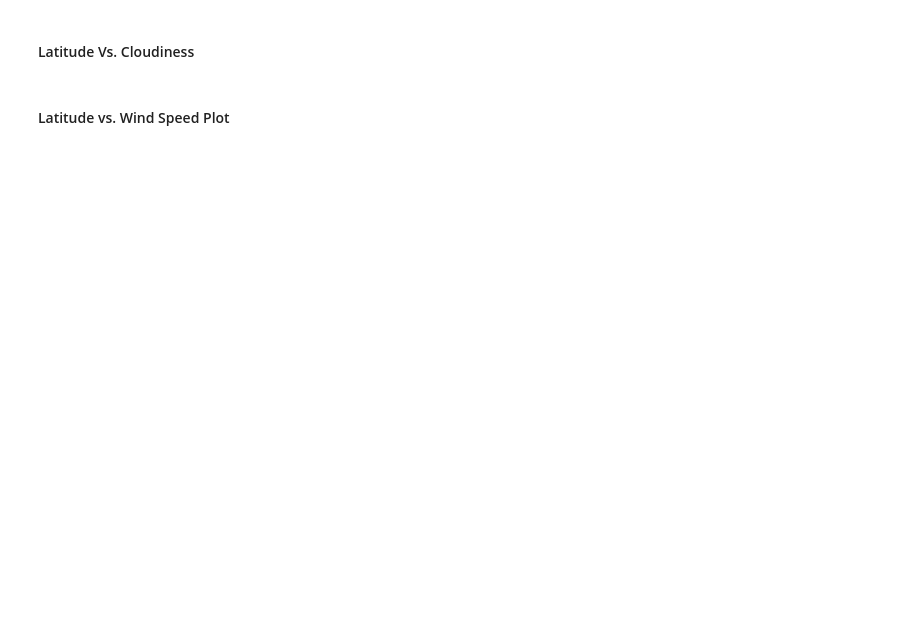
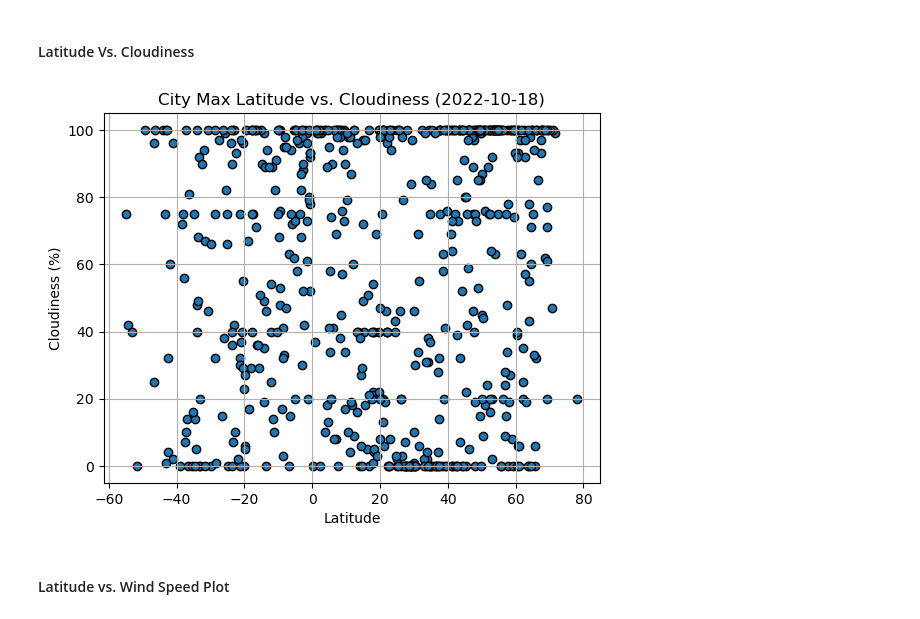
Before and after one commit to Artib03/python-api-challenge1, a Jupyter notebook: WeatherPy - Mywork.ipynb, the cells around one changed output. Saved outputs shown, nothing was run; the diff lists cells and outputs as text; code cells hidden in the pictures; blank space fills up the shorter version.

```diff
--- a/WeatherPy - Mywork.ipynb
+++ b/WeatherPy - Mywork.ipynb
@@ -213,19 +232,22 @@ plt.show()
 # %%
 # Build the scatter plots for latitude vs. cloudiness
 x_values = city_data_df['Lat']
 y_values = city_data_df['Cloudiness']
-plt.scatter(x_values,y_values)
+plt.scatter(x_values,y_values, edgecolors = 'black')
 
 # Incorporate the other graph properties
 plt.title('City Max Latitude vs. Cloudiness (2022-10-18)')
 plt.xlabel('Latitude')
 plt.ylabel('Cloudiness (%)')
+plt.grid()
 
 # Save the figure
 plt.savefig("output_data/Fig3.png")
 
 # Show plot
 plt.show()
+# %% [output]
+[figure, added]
 # %% [markdown]
 #### Latitude vs. Wind Speed Plot
 # %%
```
Also changed, not shown: parts of 10 cells of this notebook, 3 other files.
